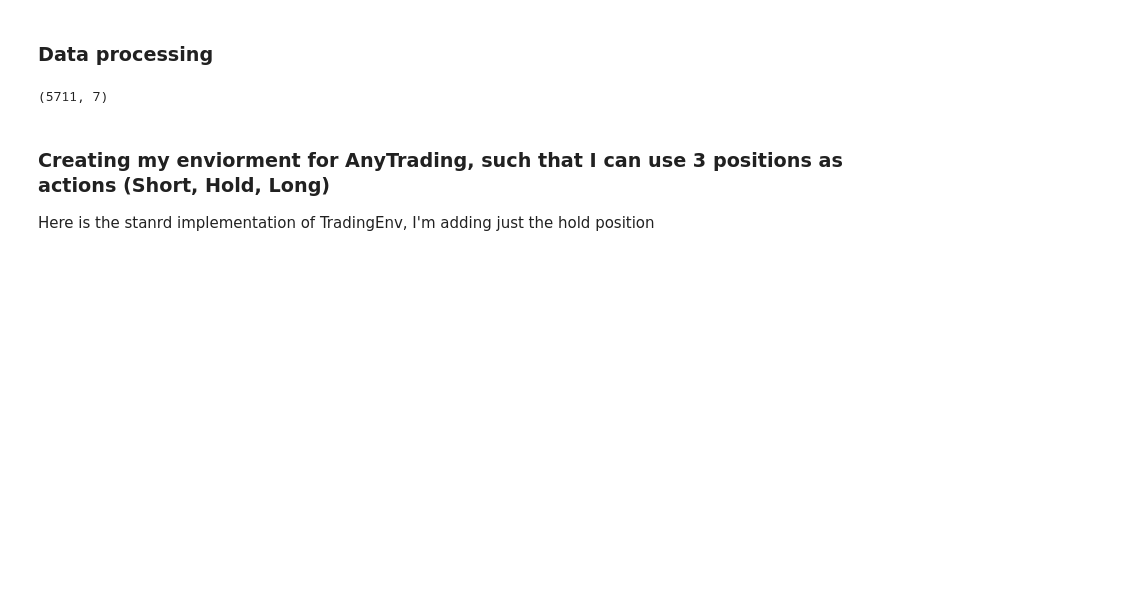
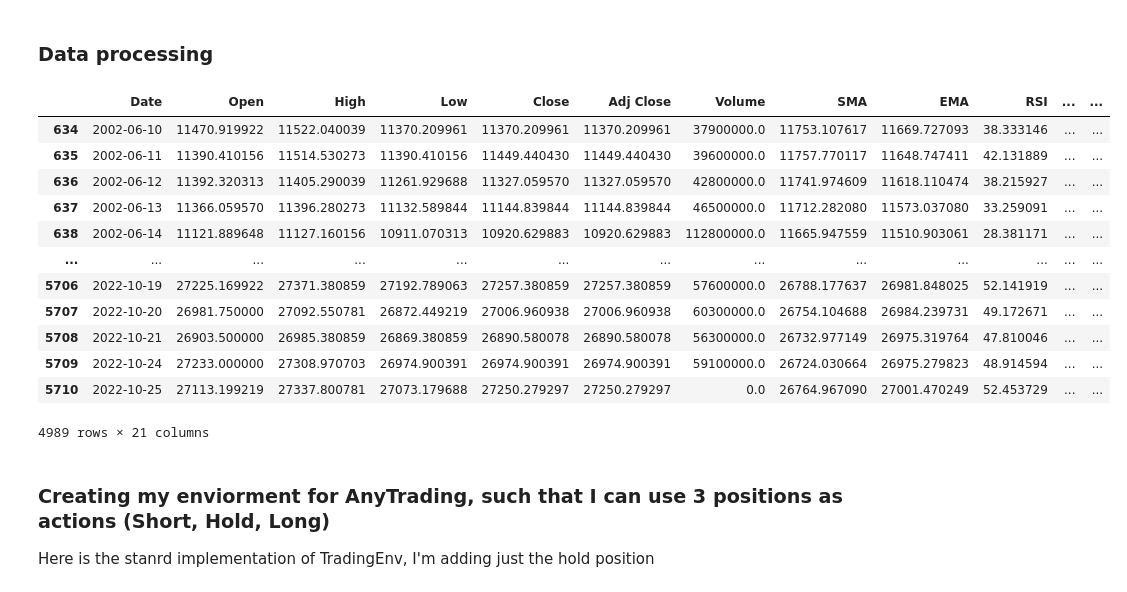
Before and after one commit to GrayMan124/Reinforment_Learning_Procjets, a Jupyter notebook: Stock_trading_bot/N225_Index_trading.ipynb, the cells around one changed output. Cells and saved outputs as stored; diff of their text form; code cells hidden in the pictures; blank space fills up the shorter version.

```diff
--- a/Stock_trading_bot/N225_Index_trading.ipynb
+++ b/Stock_trading_bot/N225_Index_trading.ipynb
@@ -42,9 +42,7 @@ import torch
 # %%
 df = pd.read_csv('data/N225.csv')
 # %%
-df.shape
+df.dropna(inplace=True)
-# %% [output]
-(5711, 7)
 # %%
 df.dropna(inplace=True)
 df['RSI'] = TA.RSI(df)
@@ -54,3 +101,21 @@ df.dropna(inplace=True)
+# %%
+df.dropna(inplace=True)
+# %%
+df
+# %% [output]
+|  | Date | Open | High | Low | Close | Adj Close | Volume | SMA | EMA | RSI | ... | ... |
+| 634 | 2002-06-10 | 11470.919922 | 11522.040039 | 11370.209961 | 11370.209961 | 11370.209961 | 37900000.0 | 11753.107617 | 11669.727093 | 38.333146 | ... | ... |
+| 635 | 2002-06-11 | 11390.410156 | 11514.530273 | 11390.410156 | 11449.440430 | 11449.440430 | 39600000.0 | 11757.770117 | 11648.747411 | 42.131889 | ... | ... |
+| 636 | 2002-06-12 | 11392.320313 | 11405.290039 | 11261.929688 | 11327.059570 | 11327.059570 | 42800000.0 | 11741.974609 | 11618.110474 | 38.215927 | ... | ... |
+| 637 | 2002-06-13 | 11366.059570 | 11396.280273 | 11132.589844 | 11144.839844 | 11144.839844 | 46500000.0 | 11712.282080 | 11573.037080 | 33.259091 | ... | ... |
+| 638 | 2002-06-14 | 11121.889648 | 11127.160156 | 10911.070313 | 10920.629883 | 10920.629883 | 112800000.0 | 11665.947559 | 11510.903061 | 28.381171 | ... | ... |
+| ... | ... | ... | ... | ... | ... | ... | ... | ... | ... | ... | ... | ... |
+| 5706 | 2022-10-19 | 27225.169922 | 27371.380859 | 27192.789063 | 27257.380859 | 27257.380859 | 57600000.0 | 26788.177637 | 26981.848025 | 52.141919 | ... | ... |
+| 5707 | 2022-10-20 | 26981.750000 | 27092.550781 | 26872.449219 | 27006.960938 | 27006.960938 | 60300000.0 | 26754.104688 | 26984.239731 | 49.172671 | ... | ... |
+| 5708 | 2022-10-21 | 26903.500000 | 26985.380859 | 26869.380859 | 26890.580078 | 26890.580078 | 56300000.0 | 26732.977149 | 26975.319764 | 47.810046 | ... | ... |
+| 5709 | 2022-10-24 | 27233.000000 | 27308.970703 | 26974.900391 | 26974.900391 | 26974.900391 | 59100000.0 | 26724.030664 | 26975.279823 | 48.914594 | ... | ... |
+| 5710 | 2022-10-25 | 27113.199219 | 27337.800781 | 27073.179688 | 27250.279297 | 27250.279297 | 0.0 | 26764.967090 | 27001.470249 | 52.453729 | ... | ... |
+4989 rows × 21 columns
 # %% [markdown]
 ### Creating my enviorment for AnyTrading, such that I can use 3 positions as actions (Short, Hold, Long)
 
```
Also changed, not shown: parts of 12 cells of this notebook, 3 other files.
